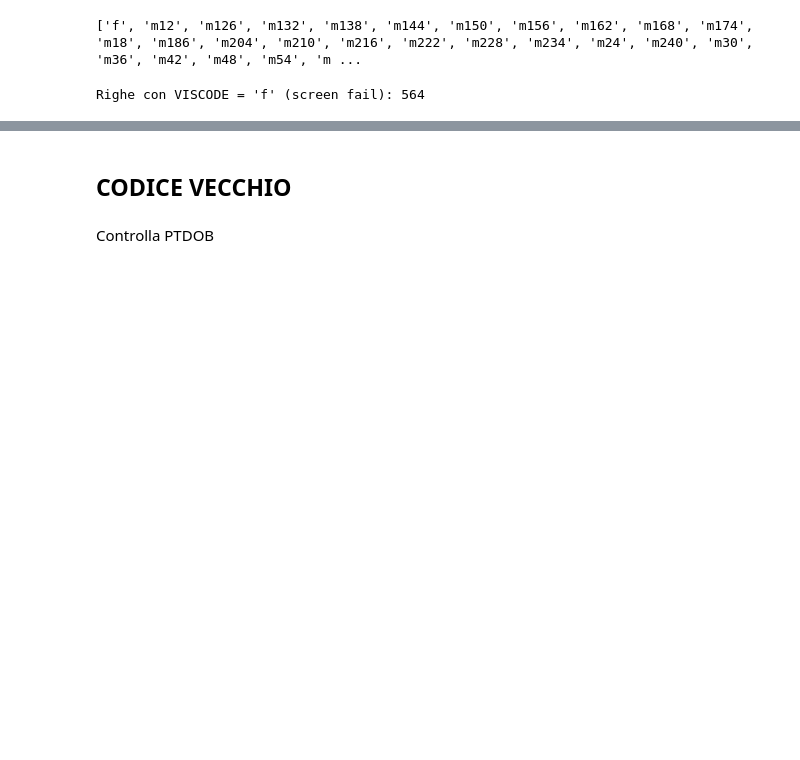
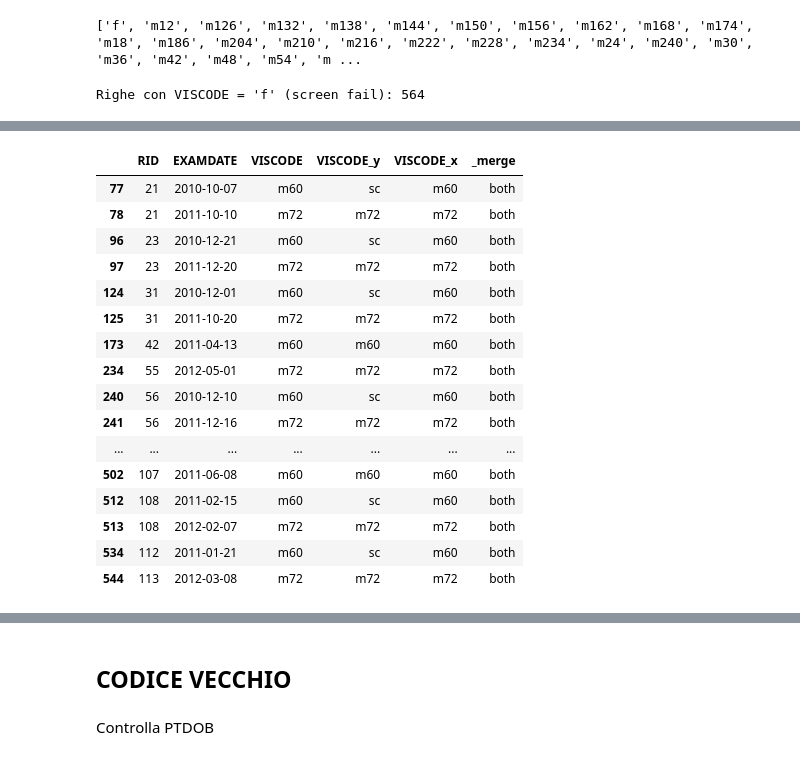
Before and after one commit to RossanaFacchin/DataCleaning, a Jupyter notebook: visualizzazione_dati_test.ipynb, the cells around one changed output, grey strips where cells are left out. Drawn from its saved outputs; the diff is of its cells as text; code cells hidden in the pictures; blank space fills up the shorter version.

```diff
--- a/visualizzazione_dati_test.ipynb
+++ b/visualizzazione_dati_test.ipynb
@@ -515,0 +558,21 @@ Decidere se mappare i codici del VISCODE di PTDEMOG essendo che ha due dati disc
+# %%
+display_cols = ['RID', 'EXAMDATE', 'VISCODE', 'VISCODE_y', 'VISCODE_x', '_merge']
+merged[merged["_merge"] == "both"][display_cols].head(30)
+# %% [output]
+|  | RID | EXAMDATE | VISCODE | VISCODE_y | VISCODE_x | _merge |
+| 77 | 21 | 2010-10-07 | m60 | sc | m60 | both |
+| 78 | 21 | 2011-10-10 | m72 | m72 | m72 | both |
+| 96 | 23 | 2010-12-21 | m60 | sc | m60 | both |
+| 97 | 23 | 2011-12-20 | m72 | m72 | m72 | both |
+| 124 | 31 | 2010-12-01 | m60 | sc | m60 | both |
+| 125 | 31 | 2011-10-20 | m72 | m72 | m72 | both |
+| 173 | 42 | 2011-04-13 | m60 | m60 | m60 | both |
+| 234 | 55 | 2012-05-01 | m72 | m72 | m72 | both |
+| 240 | 56 | 2010-12-10 | m60 | sc | m60 | both |
+| 241 | 56 | 2011-12-16 | m72 | m72 | m72 | both |
+| ... | ... | ... | ... | ... | ... | ... |
+| 502 | 107 | 2011-06-08 | m60 | m60 | m60 | both |
+| 512 | 108 | 2011-02-15 | m60 | sc | m60 | both |
+| 513 | 108 | 2012-02-07 | m72 | m72 | m72 | both |
+| 534 | 112 | 2011-01-21 | m60 | sc | m60 | both |
+| 544 | 113 | 2012-03-08 | m72 | m72 | m72 | both |
```
Also changed, not shown: parts of 7 cells of this notebook.
